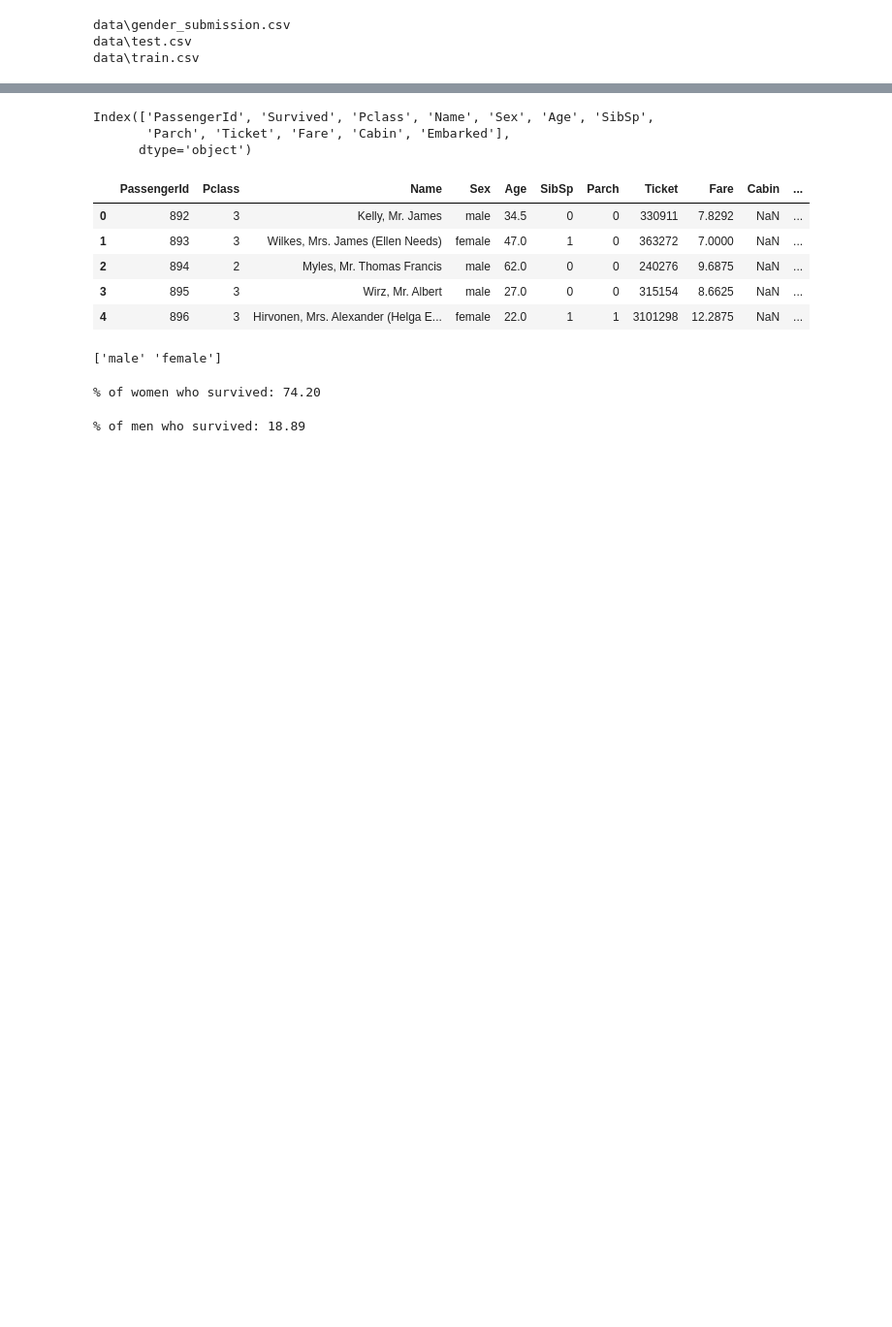
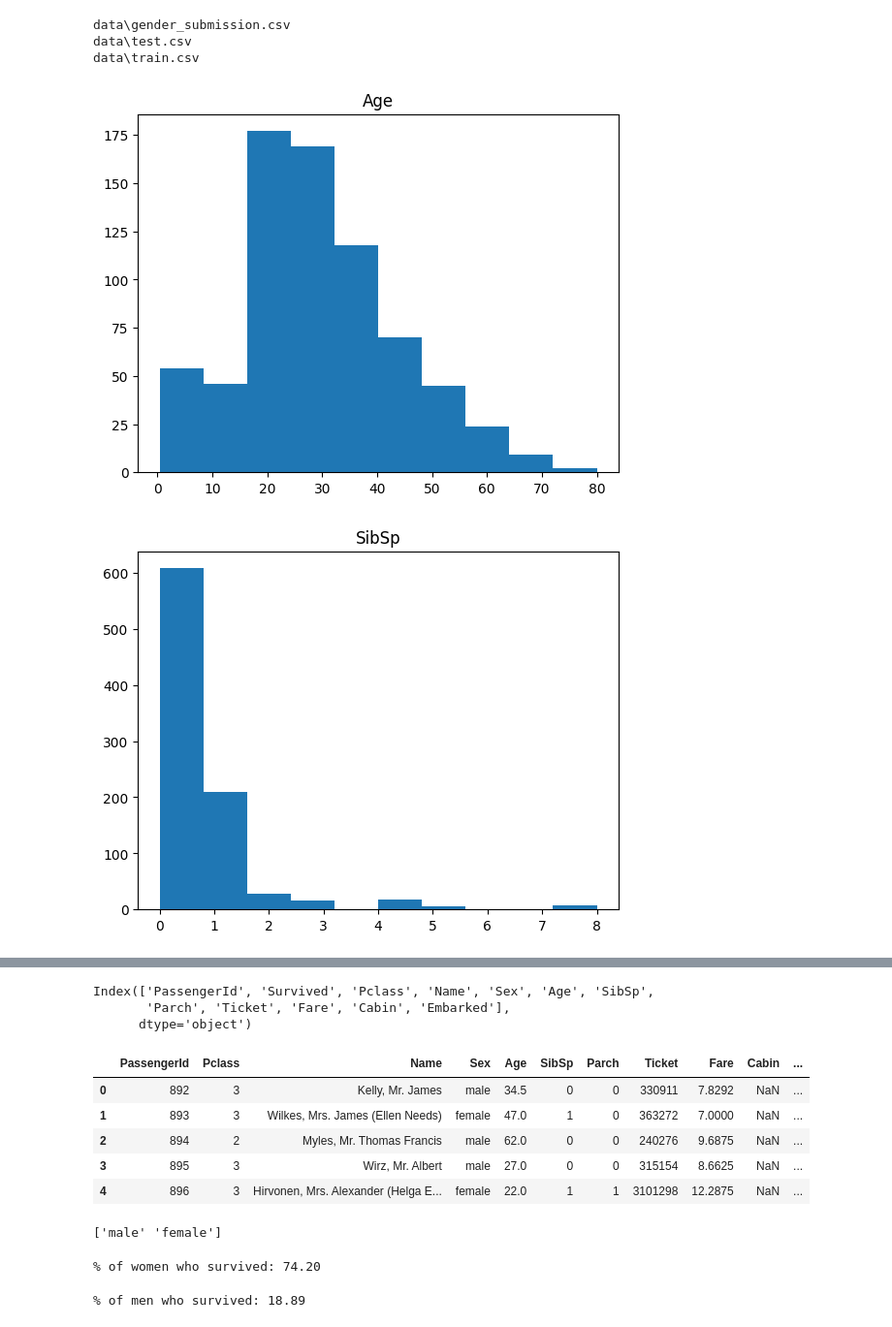
Before and after one commit to VotePyroForPres/titanic, a Jupyter notebook: main.ipynb, the cells around one changed output, grey strips where cells are left out. Shown: that part at 97% size. Saved outputs shown, nothing was run; the diff lists cells and outputs as text; code cells hidden in the pictures; blank space fills up the shorter version.

```diff
--- a/main.ipynb
+++ b/main.ipynb
@@ -11,3 +46,18 @@ for dirname, _, filenames in os.walk('data'):
 data\gender_submission.csv
 data\test.csv
 data\train.csv
+# %%
+train_data = pd.read_csv("data/train.csv")
+test_data = pd.read_csv("data/test.csv")
+all_data = pd.concat([train_data, test_data])
+# %%
+df_num = train_data[['Age', 'SibSp', 'Parch', 'Fare']]
+df_cat = train_data[['Survived', 'Pclass', 'Sex', 'Ticket', 'Cabin', 'Embarked']]
+# %%
+for i in df_num.columns:
+    plt.hist(df_num[i])
+    plt.title(i)
+    plt.show()
+# %% [output]
+[figure, added]
+[figure, added]
```
Also changed, not shown: parts of 6 cells of this notebook, 1 other file.
